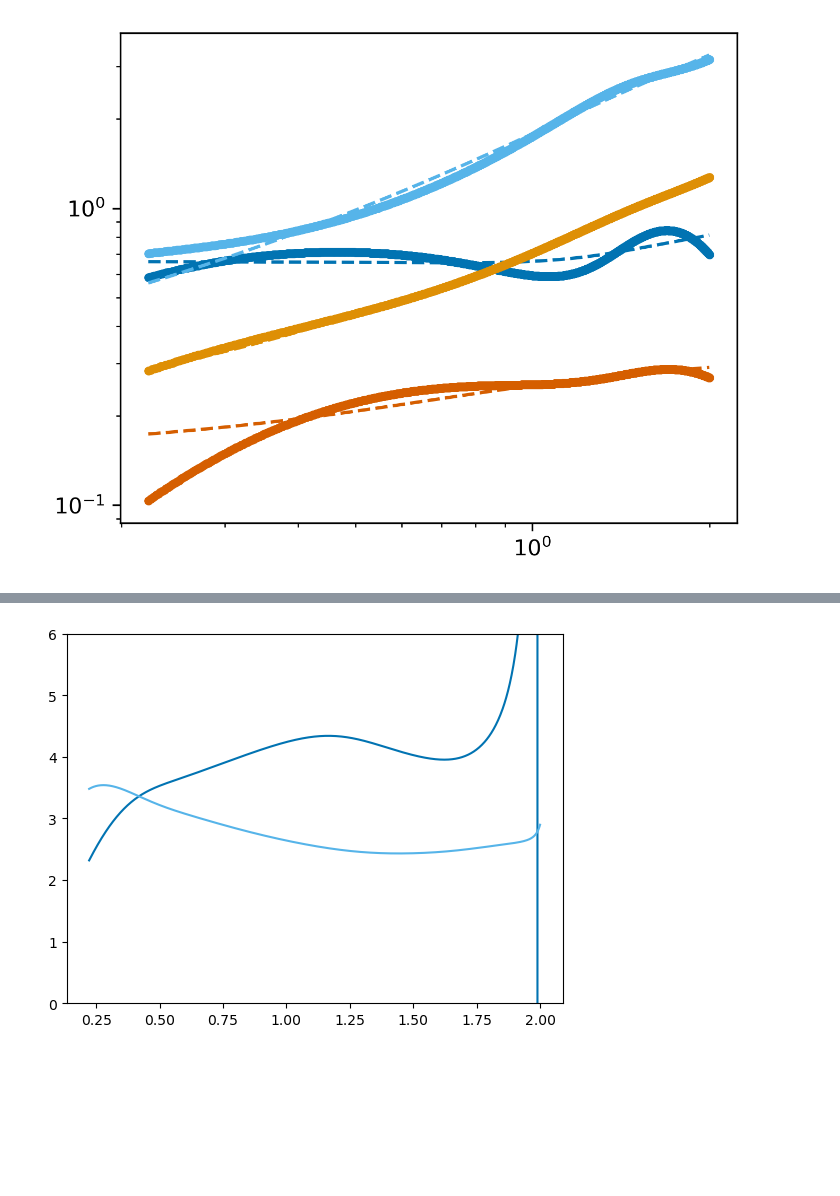
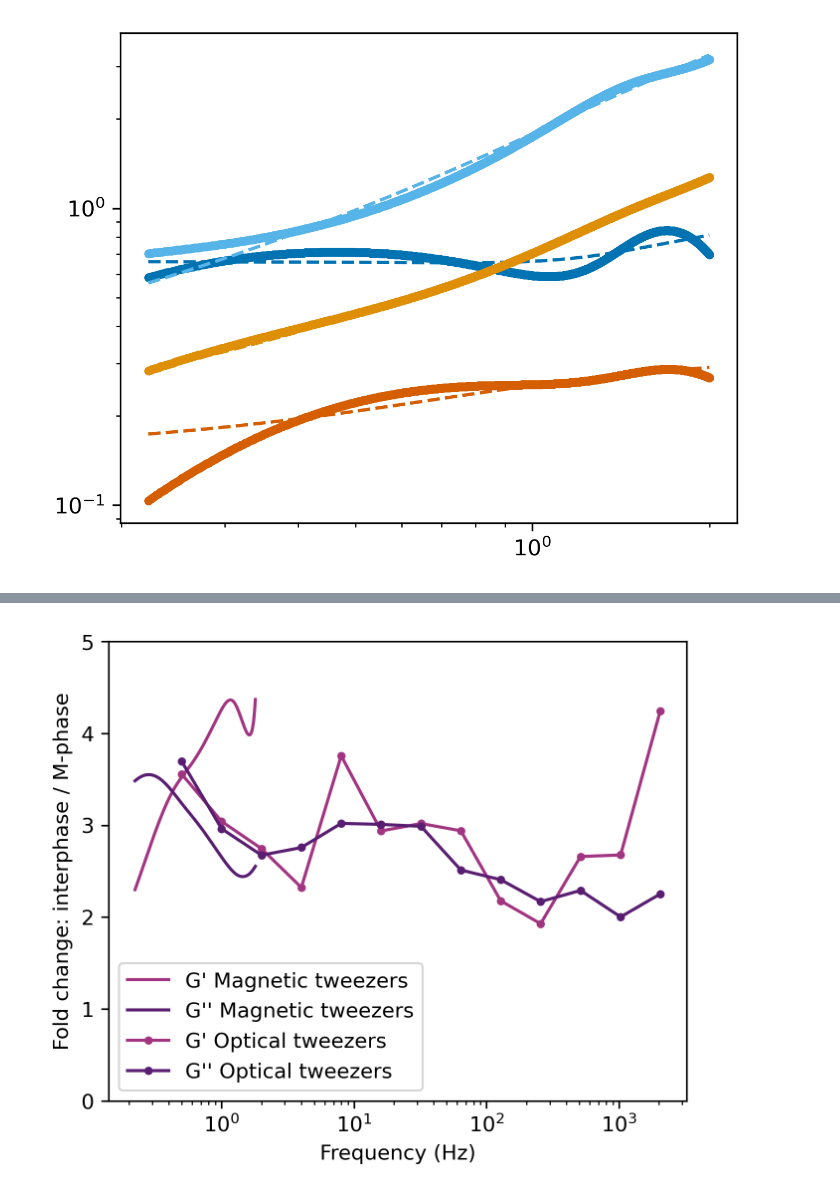
Before and after one commit to ursaursic/cytokinesis_zebrafish, a Jupyter notebook: beads_in_zebrafish/magnetic_tweezers_SD/5_plot_OT_MgTw.ipynb, the cells around one changed output, grey strips where cells are left out. Cells and saved outputs as stored; diff of their text form; code cells hidden in the pictures; blank space fills up the shorter version.

```diff
--- a/beads_in_zebrafish/magnetic_tweezers_SD/5_plot_OT_MgTw.ipynb
+++ b/beads_in_zebrafish/magnetic_tweezers_SD/5_plot_OT_MgTw.ipynb
@@ -313,8 +323,20 @@ plt.savefig(f'/Volumes/cytokinesis-zebrafish-collab/magnetic_tweezers_SD/3_plots
 # %%
-for (color, param) in zip(colors, ['G_1', 'G_2']):
+colors_ratio = [sns.color_palette('dark')[6], sns.color_palette('dark')[4]]
+plt.figure(figsize=(5, 4), dpi=300)
+for (color, param, label) in zip(colors_ratio, ['G_1', 'G_2'], ['G\' Magnetic tweezers', 'G\'\' Magnetic tweezers']):
+    df_grouped_mean = df_grouped_mean[df_grouped_mean['freq [Hz]']<1.8]
 
-    plt.plot(df_grouped_mean.loc[df_grouped_mean['MT_STATUS']==mt_status, 'freq [Hz]'], np.divide(df_grouped_mean.loc[df_grouped_mean['MT_STATUS']=='y',param].values, df_grouped_mean.loc[df_grouped_mean['MT_STATUS']=='n',param].values), '-', color=color)
-plt.ylim(0, 6)
+    plt.plot(df_grouped_mean.loc[df_grouped_mean['MT_STATUS']==mt_status, 'freq [Hz]'], np.divide(df_grouped_mean.loc[df_grouped_mean['MT_STATUS']=='y',param].values, df_grouped_mean.loc[df_grouped_mean['MT_STATUS']=='n',param].values), '-', color=color, label=label)
+
+for (color, param, label) in zip(colors_ratio, ['G_1', 'G_2'], ['G\' Optical tweezers', 'G\'\' Optical tweezers']):
+    plt.plot(df_OT_all.loc[df_OT_all['Measurement']==f'Int {param}', 'freq [Hz]'], np.divide(df_OT_all.loc[df_OT_all['Measurement']==f'Int {param}', 'avg'].values.astype(float), df_OT_all.loc[df_OT_all['Measurement']==f'Met {param}', 'avg']), '.-', color=color, label=label)
+
+plt.ylim(0, 5)
+plt.xlabel('Frequency (Hz)')
+plt.ylabel('Fold change: interphase / M-phase')
+plt.legend()
+plt.xscale('log')
+plt.savefig(f'/Volumes/cytokinesis-zebrafish-collab/magnetic_tweezers_SD/3_plots/results/elastic_and_viscous_moduli_magtw_OT_ratios_{subtr_bck_label}.svg', format='svg')
 plt.show()
 # %% [output]
-[figure, old version]
+[figure, new version]
```
Also changed, not shown: parts of 4 cells of this notebook, 7 other files.
